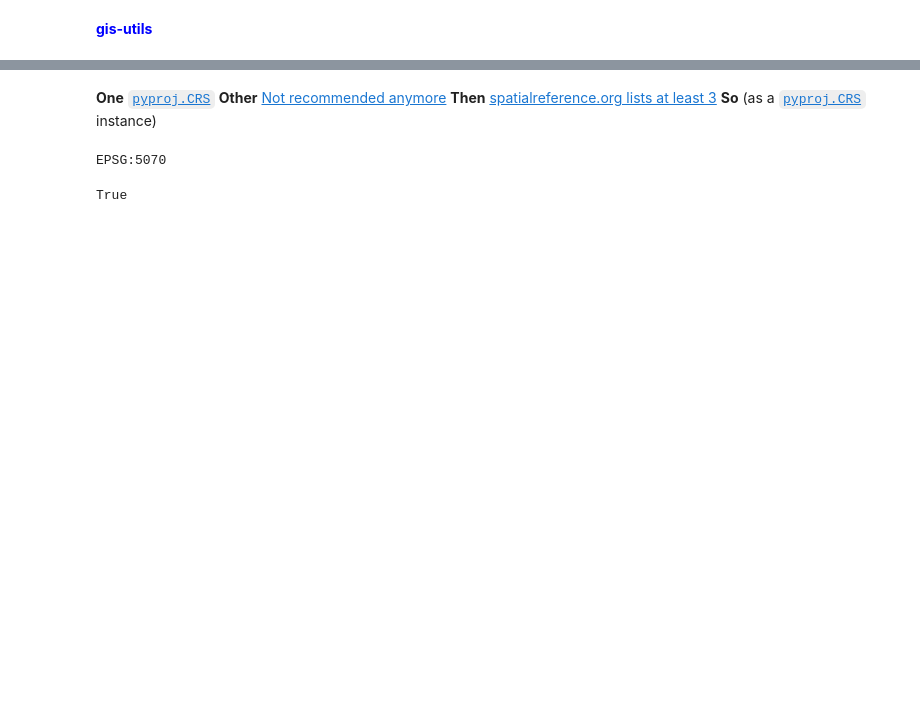
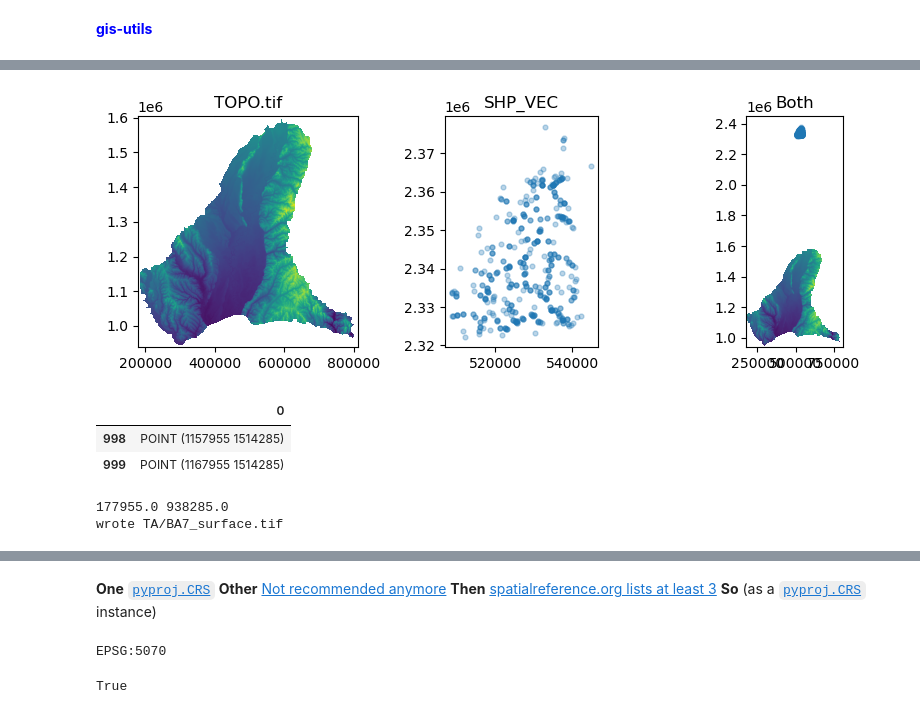
Before and after one commit to grossiRM/Beta-Me, a Jupyter notebook: Beta_py/04_gis-utils_demo.ipynb, the cells around one changed output, grey strips where cells are left out. Saved outputs shown, nothing was run; the diff lists cells and outputs as text; code cells hidden in the pictures; blank space fills up the shorter version.

```diff
--- a/Beta_py/04_gis-utils_demo.ipynb
+++ b/Beta_py/04_gis-utils_demo.ipynb
@@ -1,7 +1,8 @@
 # %% [markdown]
 <font color='blue'> **gis-utils** </font>
 # %%
+%%capture
 from pathlib import Path ; import numpy as np ; import pandas as pd ; import geopandas as gp ; import rasterio ; import gisutils ; import matplotlib.pyplot as plt
-TA=Path("./TA"); TA.mkdir(exist_ok=True); import os ; from rasterio.plot import show  ; import flopy ; from shapely.geometry import Point
-R1 = Path('E:/15_REPOS/02_Beta-Me/data/gis-utils')  ; files = [os.path.join(R1/'NHDPlus04_flowline.shp'),os.path.join(R1/'NHDPlus07_flowline.shp')]
-TIF = os.path.join(R1/'top.tif')
+TA=Path("./TA"); TA.mkdir(exist_ok=True); import os   ; from rasterio.plot import show  ; import flopy ; from shapely.geometry import Point  ; import geopandas as gpd ; import earthpy.spatial as es
+R1 = Path('E:/15_REPOS/02_Beta-Me/data/gis-utils')    ; SHPS = [os.path.join(R1/'NHDPlus04_flowline.shp'),os.path.join(R1/'NHDPlus07_flowline.shp')]  ; TOPO = os.path.join(R1/'top.tif')
+CRS = gisutils.get_shapefile_crs(SHPS[0]) #; print(SHPS[0], 'CRS' ,CRS)
@@ -32,0 +22,8 @@ gisutils.projection.project_raster(TIF, 'TA/BA2.tif', 4269)    ; gisutils.projec
+# %%
+VEC1 = gpd.read_file(SHPS[0])                         ; OVER1 = VEC1.to_crs(es.crs_check(R1/'top.tif'))         ; B0=flopy.utils.Raster.load(TOPO)
+fig = plt.figure(figsize=(10,3))
+ax = fig.add_subplot(131)  ; plt.title("TOPO.tif")     ; B0.plot(ax=ax)
+ax = fig.add_subplot(132)  ; plt.title("SHP_VEC")                         ; OVER1.boundary.plot(ax=ax, alpha=0.3,markersize=12)
+ax = fig.add_subplot(133)  ; plt.title("Both")         ; B0.plot(ax=ax)   ; OVER1.boundary.plot(ax=ax, alpha=0.3,markersize=12)   ; plt.show(block=False)
+# %% [output]
+[figure, added]
@@ -32,0 +42,14 @@ gisutils.projection.project_raster(TIF, 'TA/BA2.tif', 4269)    ; gisutils.projec
+# %%
+pd.DataFrame(GE).tail(2)
+# %% [output]
+|  | 0 |
+| 998 | POINT (1157955 1514285) |
+| 999 | POINT (1167955 1514285) |
+# %%
+with rasterio.open(TOPO) as SRC:       AR = SRC.read(1)       # SRC=rasterio.open(TOPO).read(1)                                            # ARRAY LOWER LEFT CORNER ______________
+XLL = SRC.transform[2]               ; YLL = SRC.transform[5] + SRC.height * SRC.transform[4]                                              ; print(XLL, YLL)
+n='n'; gisutils.raster.write_raster('TA/BA7_surface.tif', AR   , xll=XLL, yll=YLL,dx=1000, dy=1000, rotation=0, nodata=-9999,CRS = 5070)   # MASK = np.ma.masked_array(AR, AR==-9999) # OR
+#      gisutils.raster.write_raster('TA/BA8_surface.tif', MASK , xll=XLL, yll=YLL,dx=1000, dy=1000, rotation=0              ,CRS = 5070)
+# %% [output]
+177955.0 938285.0
+wrote TA/BA7_surface.tif
```
Also changed, not shown: parts of 20 cells of this notebook, 10 other files.
